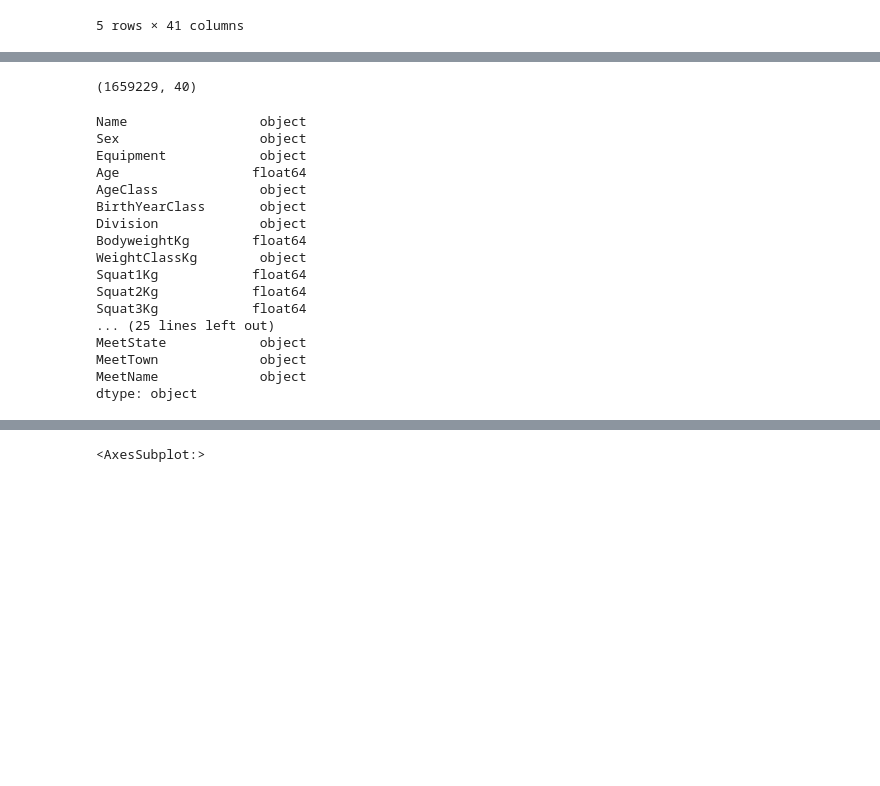
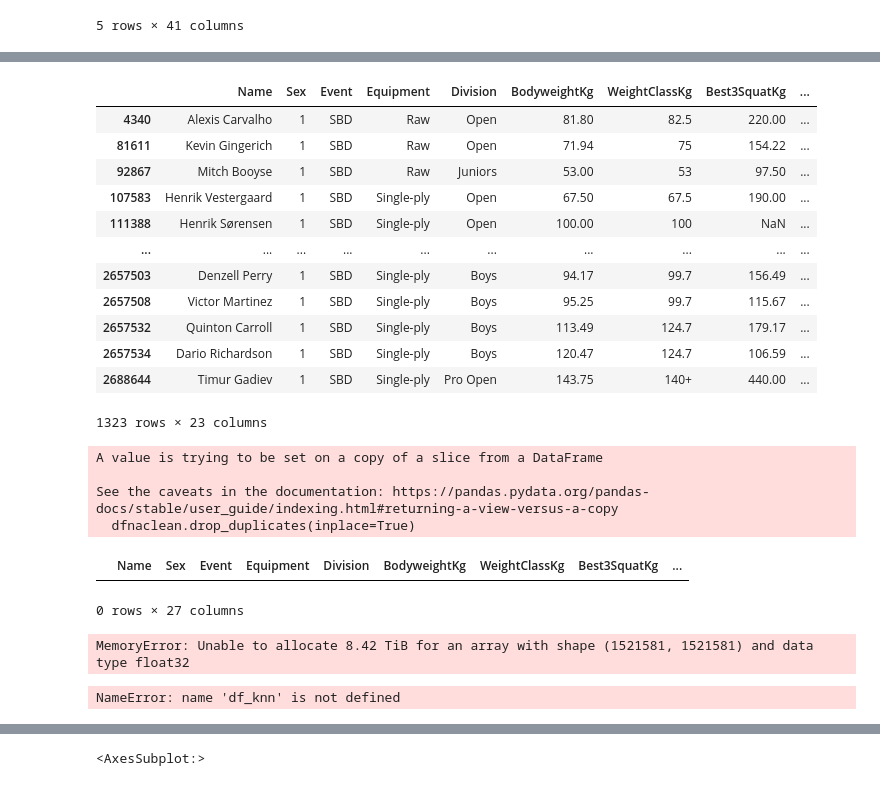
Before and after one commit to maluwastaken/Intro-Data-Science, a Jupyter notebook: powerlifting.ipynb, the cells around one changed output, grey strips where cells are left out. Saved outputs shown, nothing was run; the diff lists cells and outputs as text; code cells hidden in the pictures; blank space fills up the shorter version.

```diff
--- a/powerlifting.ipynb
+++ b/powerlifting.ipynb
@@ -58,3 +103,5 @@ Index(['Name', 'Sex', 'Event', 'Equipment', 'Age', 'AgeClass',
+# %%
+df = df[(df['Event']=='SBD') & (df['Equipment'].isin(['Single-ply', 'Raw']))]
 # %%
 df.head()
 # %% [output]
@@ -95,0 +137,12 @@ samples = samples[(samples['Equipment'] == 'Single-ply') | (samples['Equipment']
+# %%
+df['Sex'] = df['Sex'].astype('category')
+df['Equipment'] = df['Equipment'].astype('category')
+df['Division'] = df['Division'].astype('category')
+df['WeightClassKg'] = df['WeightClassKg'].astype('category')
+df['Place'] = df['Place'].astype('category')
+# %%
+df['Sex'] = df['Sex'].cat.codes
+df['EquipmentC'] = df['Equipment'].cat.codes
+df['DivisionC'] = df['Division'].cat.codes
+df['WeightClassKgC'] = df['WeightClassKg'].cat.codes
+df['PlaceC'] = df['Place'].cat.codes
@@ -95,0 +179,2 @@ samples = samples[(samples['Equipment'] == 'Single-ply') | (samples['Equipment']
+# %%
+dfnaclean = df.dropna(thresh=0.7*len(df), axis=1)
@@ -96,24 +211,37 @@ samples = samples[(samples['Equipment'] == 'Single-ply') | (samples['Equipment']
+# %%
+dfnaclean[dfnaclean.duplicated()]
+# %% [output]
+|  | Name | Sex | Event | Equipment | Division | BodyweightKg | WeightClassKg | Best3SquatKg | ... |
+| 4340 | Alexis Carvalho | 1 | SBD | Raw | Open | 81.80 | 82.5 | 220.00 | ... |
+| 81611 | Kevin Gingerich | 1 | SBD | Raw | Open | 71.94 | 75 | 154.22 | ... |
+| 92867 | Mitch Booyse | 1 | SBD | Raw | Juniors | 53.00 | 53 | 97.50 | ... |
+| 107583 | Henrik Vestergaard | 1 | SBD | Single-ply | Open | 67.50 | 67.5 | 190.00 | ... |
+| 111388 | Henrik Sørensen | 1 | SBD | Single-ply | Open | 100.00 | 100 | NaN | ... |
+| ... | ... | ... | ... | ... | ... | ... | ... | ... | ... |
+| 2657503 | Denzell Perry | 1 | SBD | Single-ply | Boys | 94.17 | 99.7 | 156.49 | ... |
+| 2657508 | Victor Martinez | 1 | SBD | Single-ply | Boys | 95.25 | 99.7 | 115.67 | ... |
+| 2657532 | Quinton Carroll | 1 | SBD | Single-ply | Boys | 113.49 | 124.7 | 179.17 | ... |
+| 2657534 | Dario Richardson | 1 | SBD | Single-ply | Boys | 120.47 | 124.7 | 106.59 | ... |
+| 2688644 | Timur Gadiev | 1 | SBD | Single-ply | Pro Open | 143.75 | 140+ | 440.00 | ... |
+1323 rows × 23 columns
+# %%
+dfnaclean.drop_duplicates(inplace=True)
+# %% [output]
+A value is trying to be set on a copy of a slice from a DataFrame
+
+See the caveats in the documentation: https://pandas.pydata.org/pandas-docs/stable/user_guide/indexing.html#returning-a-view-versus-a-copy
+  dfnaclean.drop_duplicates(inplace=True)
+# %%
+dfnaclean[dfnaclean.duplicated()]
+# %% [output]
+|  | Name | Sex | Event | Equipment | Division | BodyweightKg | WeightClassKg | Best3SquatKg | ... |
+0 rows × 27 columns
+# %%
+from fancyimpute import KNN
+df_knn = KNN(k=3).fit_transform(dfnaclean[['Sex', 'EquipmentC', 'DivisionC', 'WeightClassKgC', 'Best3SquatKg', 'Best3BenchKg', 'Best3DeadliftKg', 'TotalKg', 'PlaceC', 'Dots', 'Wilks', 'Glossbrenner', 'Goodlift']])
+# %% [output]
+MemoryError: Unable to allocate 8.42 TiB for an array with shape (1521581, 1521581) and data type float32
 # %%
-samples.shape
+df_knn.shape
 # %% [output]
-(1659229, 40)
+NameError: name 'df_knn' is not defined
-# %%
-print(samples.dtypes)
-# %% [output]
-Name                 object
-Sex                  object
-Equipment            object
-Age                 float64
-AgeClass             object
-BirthYearClass       object
-Division             object
-BodyweightKg        float64
-WeightClassKg        object
-Squat1Kg            float64
-Squat2Kg            float64
-Squat3Kg            float64
-... (25 lines left out)
-MeetState            object
-MeetTown             object
-MeetName             object
-dtype: object
```
Also changed, not shown: parts of 21 cells of this notebook.
